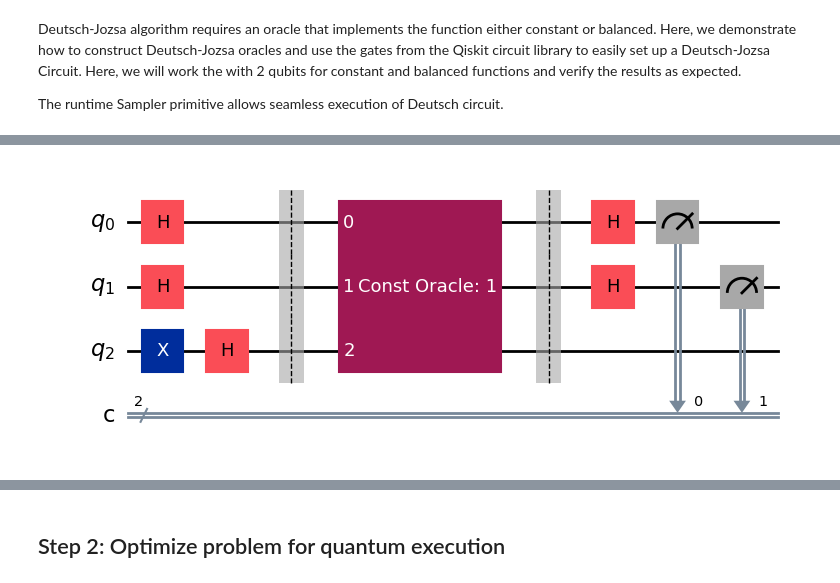
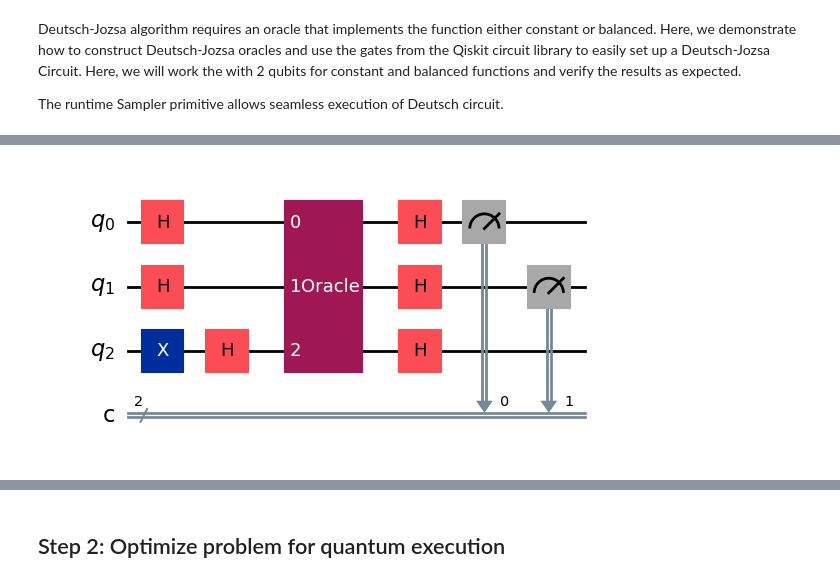
Before and after one commit to Nihar-Shah2001/Quantum_Computing_Notes, a Jupyter notebook: Notes/codes/4. Deutsch-Josza_Algorithm.ipynb, the cells around one changed output, grey strips where cells are left out. Saved outputs shown, nothing was run; the diff lists cells and outputs as text; code cells hidden in the pictures.

```diff
--- a/Notes/codes/4. Deutsch-Josza_Algorithm.ipynb
+++ b/Notes/codes/4. Deutsch-Josza_Algorithm.ipynb
@@ -325,0 +339,9 @@ qc_const_0.draw("mpl", filename="../Notes/MyNotes/Quantum_Computing/Images/deuts
+# %%
+f_const_1 = {
+    '00': '1',
+    '01': '1',
+    '10': '1',
+    '11': '1'
+}
+oracle = build_oracle(f_const_1)
+oracle.draw('mpl')
@@ -326,7 +350,6 @@ qc_const_0.draw("mpl", filename="../Notes/MyNotes/Quantum_Computing/Images/deuts
 # %%
-qc_const_1=deutsch_jozsa(num_qubits=2,value=1,oracle_type="constant",b_str="")
-# Save the circuit diagram to a file
-
-qc_const_1.draw("mpl", filename="../Notes/MyNotes/Quantum_Computing/Images/deutsch_const_1.png")
+qc_const_1=deutsch_jozsa(build_oracle(f_const_1))
+qc_const_1.draw('mpl')
+qc_const_1.draw("mpl", filename="../MyNotes/Quantum_Computing/Images/deutsch_const_1.png")
 # %% [output]
-[figure, old version]
+[figure, new version]
```
Also changed, not shown: parts of 30 cells of this notebook, 19 other files.
